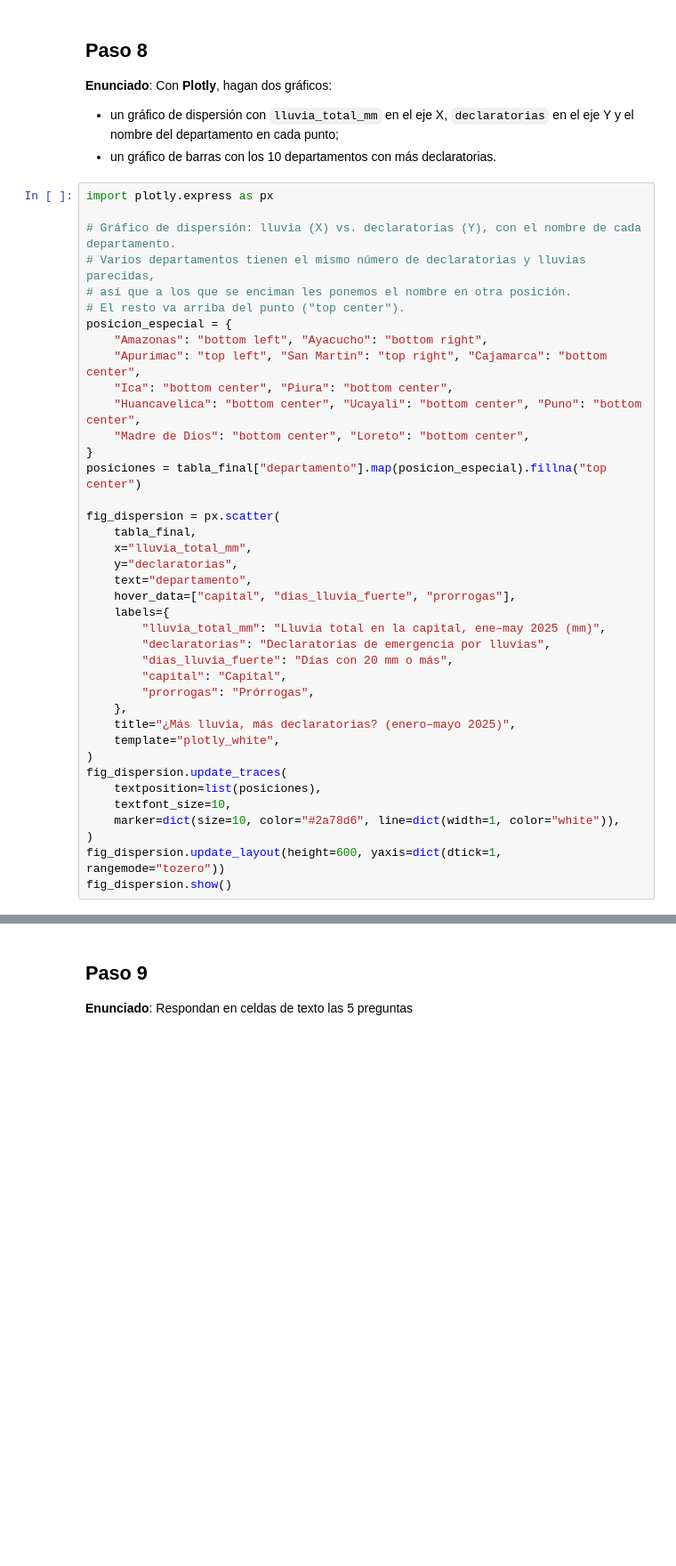
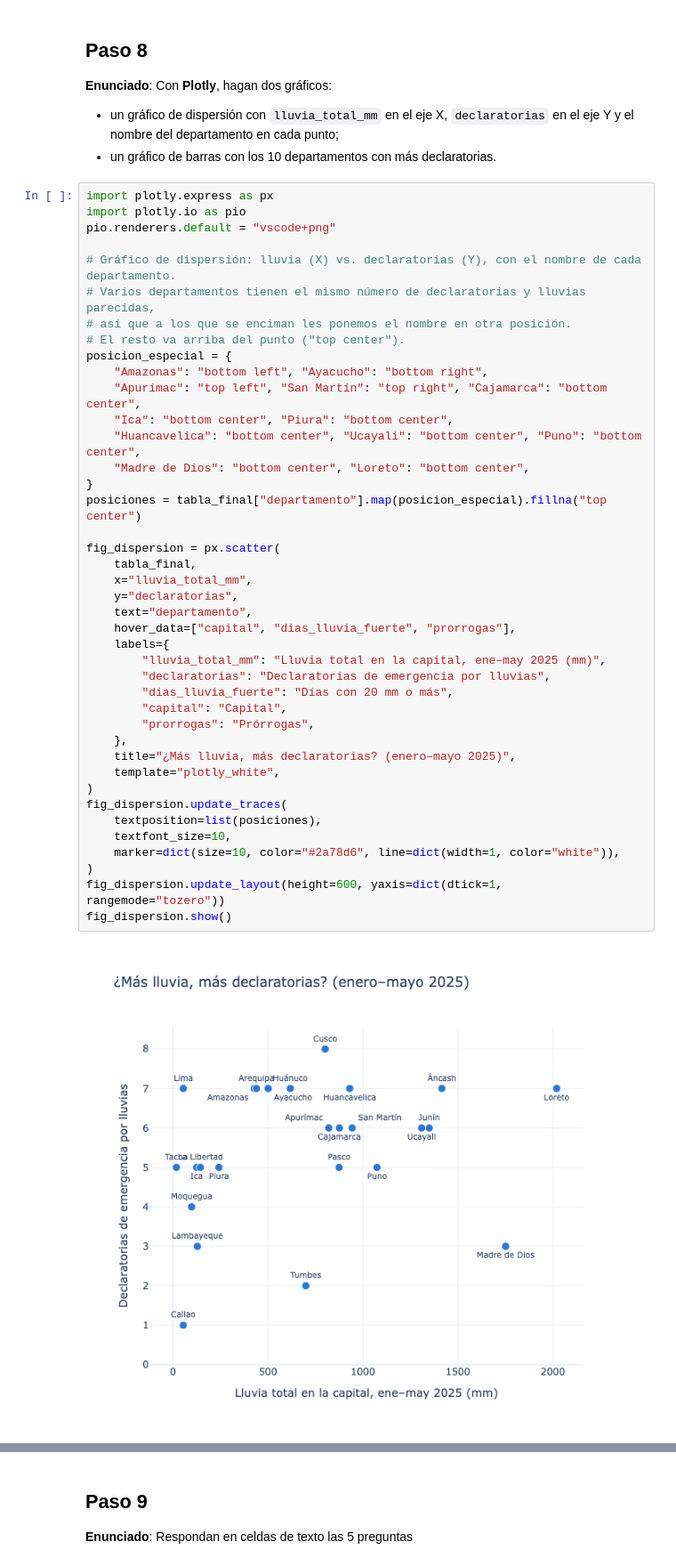
Before and after one commit to ximenapize/qlab_group12, a Jupyter notebook: assignment_2/cruce_analisis.ipynb, the cells around one changed output, grey strips where cells are left out. Shown at 89% size. Saved outputs shown, nothing was run; the diff lists cells and outputs as text; blank space fills up the shorter version.

```diff
--- a/assignment_2/cruce_analisis.ipynb
+++ b/assignment_2/cruce_analisis.ipynb
@@ -266,6 +265,8 @@ Primeros ubigeos: ['01', '02', '03', '04', '05', '06', '07', '08', '09', '10']
 - un gráfico de barras con los 10 departamentos con más declaratorias.
 # %%
 import plotly.express as px
+import plotly.io as pio
+pio.renderers.default = "vscode+png"
 
 # Gráfico de dispersión: lluvia (X) vs. declaratorias (Y), con el nombre de cada departamento.
 # Varios departamentos tienen el mismo número de declaratorias y lluvias parecidas,
@@ -276,33 +277,35 @@ posicion_especial = {
     "Apurímac": "top left", "San Martín": "top right", "Cajamarca": "bottom center",
     "Ica": "bottom center", "Piura": "bottom center",
     "Huancavelica": "bottom center", "Ucayali": "bottom center", "Puno": "bottom center",
     "Madre de Dios": "bottom center", "Loreto": "bottom center",
 }
 posiciones = tabla_final["departamento"].map(posicion_especial).fillna("top center")
 
 fig_dispersion = px.scatter(
     tabla_final,
     x="lluvia_total_mm",
     y="declaratorias",
     text="departamento",
     hover_data=["capital", "dias_lluvia_fuerte", "prorrogas"],
     labels={
         "lluvia_total_mm": "Lluvia total en la capital, ene–may 2025 (mm)",
         "declaratorias": "Declaratorias de emergencia por lluvias",
         "dias_lluvia_fuerte": "Días con 20 mm o más",
         "capital": "Capital",
         "prorrogas": "Prórrogas",
     },
     title="¿Más lluvia, más declaratorias? (enero–mayo 2025)",
     template="plotly_white",
 )
 fig_dispersion.update_traces(
     textposition=list(posiciones),
     textfont_size=10,
     marker=dict(size=10, color="#2a78d6", line=dict(width=1, color="white")),
 )
 fig_dispersion.update_layout(height=600, yaxis=dict(dtick=1, rangemode="tozero"))
 fig_dispersion.show()
+# %% [output]
+[figure, added]
 # %%
 # Gráfico de barras: los 10 departamentos con más declaratorias.
 # Ojo: hay empates (8 departamentos tienen 7 declaratorias), así que para
```
Also changed, not shown: parts of 4 cells of this notebook.
